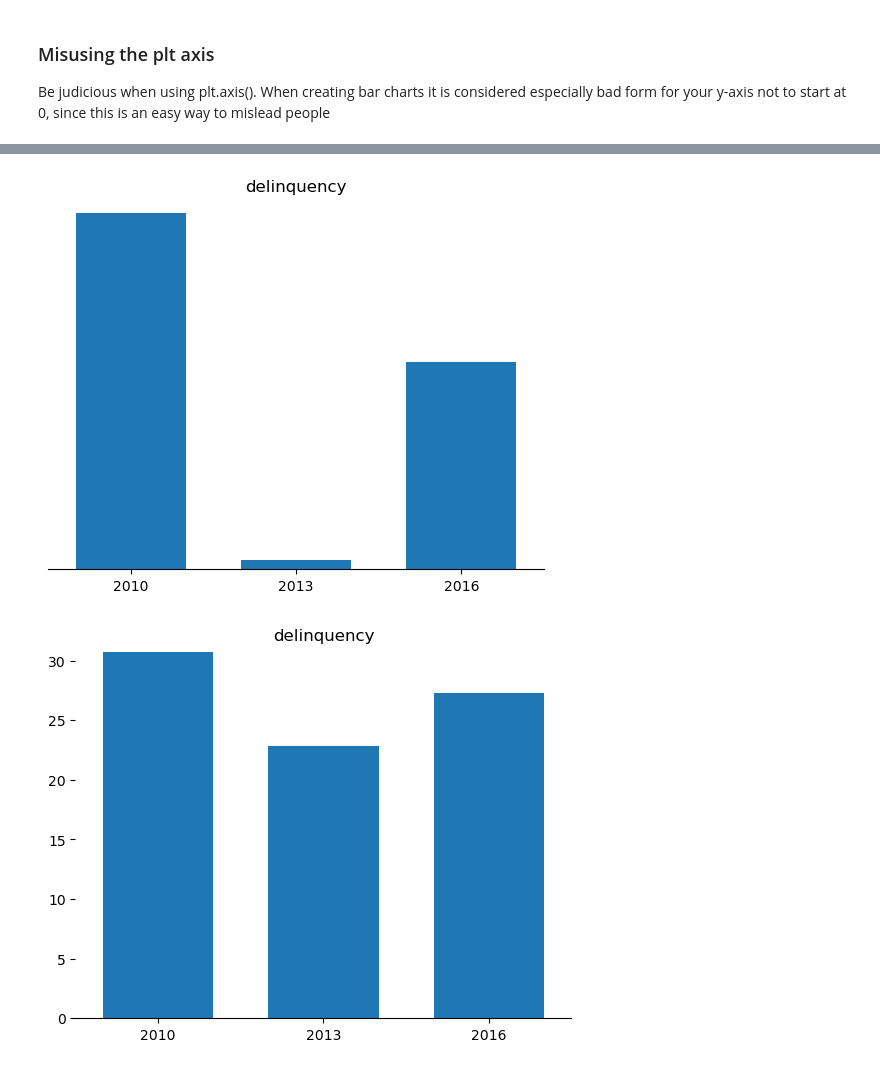
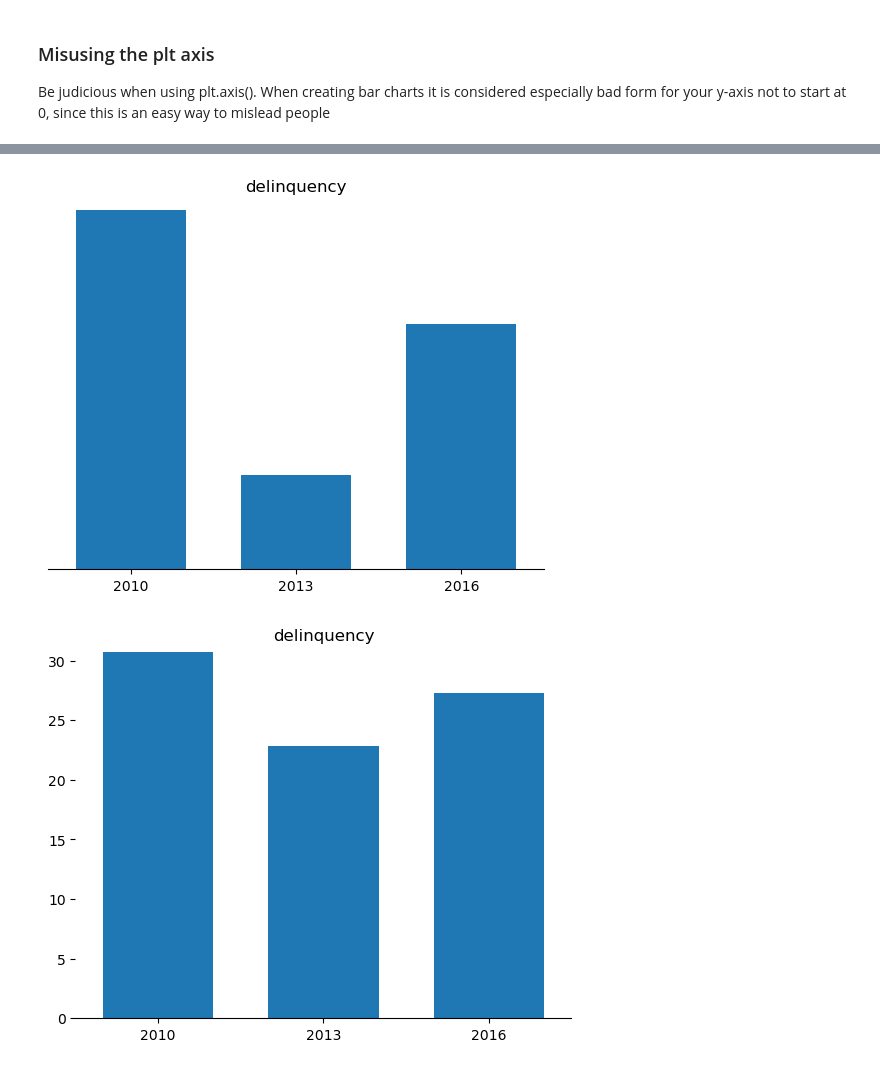
Before and after one commit to C11R11/DataTraining, a Jupyter notebook: Books/Data Science from Scratch/Chapter_2.ipynb, the cells around one changed output, grey strips where cells are left out. Drawn from its saved outputs; the diff is of its cells as text; code cells hidden in the pictures.

Commit message:
image

```diff
--- a/Books/Data Science from Scratch/Chapter_2.ipynb
+++ b/Books/Data Science from Scratch/Chapter_2.ipynb
@@ -103,22 +112,22 @@ plt.show()
 # %%
 perYear = [30.7, 22.8, 27.3]
 years = [2010, 2013, 2016]
 
 plt.bar([2010, 2013, 2016], perYear, 2)
 plt.xticks(years)
 plt.ticklabel_format(useOffset=False)
 
 plt.yticks([])
 plt.rcParams['axes.spines.left'] = False
 plt.rcParams['axes.spines.right'] = False
 plt.rcParams['axes.spines.top'] = False
 
 # misleading y-axis only shows the part above 500
-plt.axis([2008.5,2017.5,22.6,31])
+plt.axis([2008.5,2017.5,20,31])
 plt.title("delinquency")
 plt.show()
 # %% [output]
-[figure, old version]
+[figure, new version]
 # %%
 plt.bar([2010, 2013, 2016], perYear, 2)
 plt.xticks(years)
```
Also changed, not shown: parts of 6 cells of this notebook, 1 other file.
